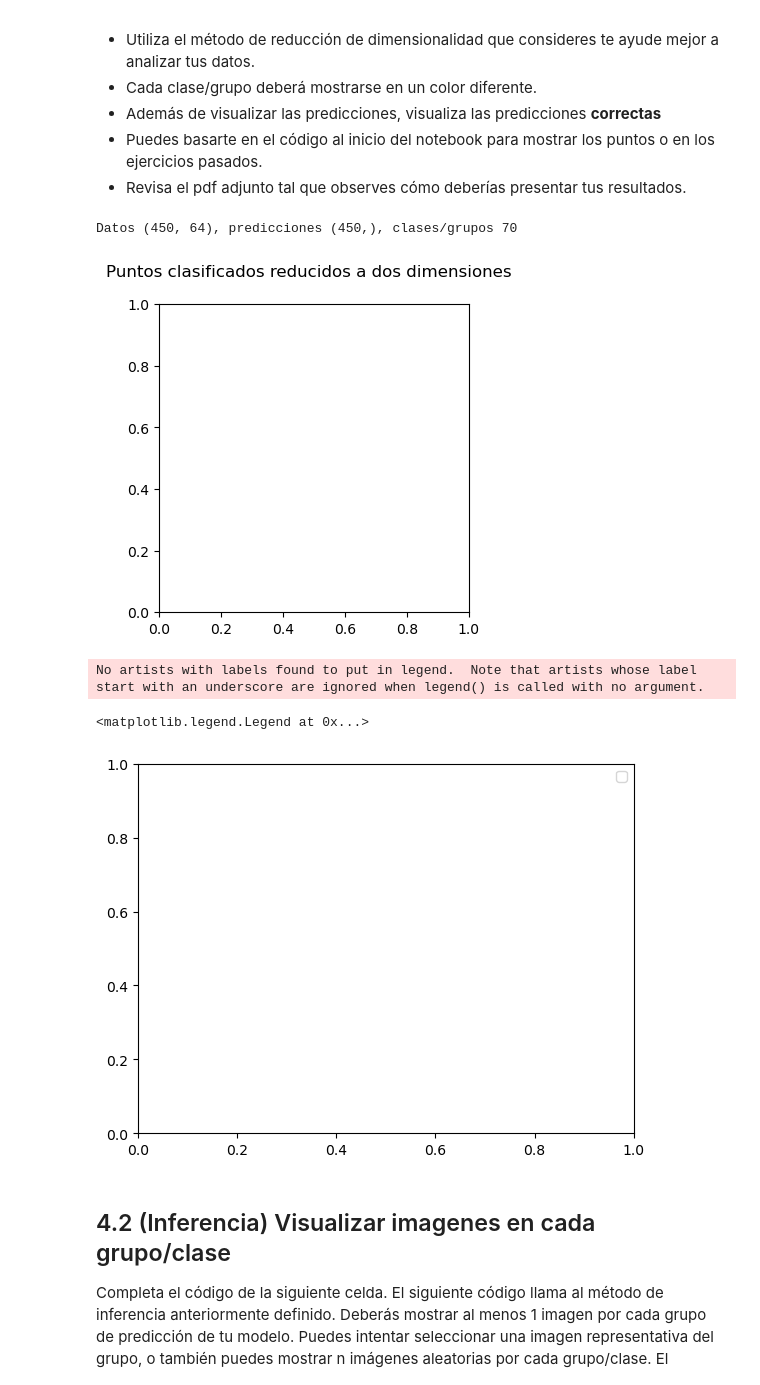
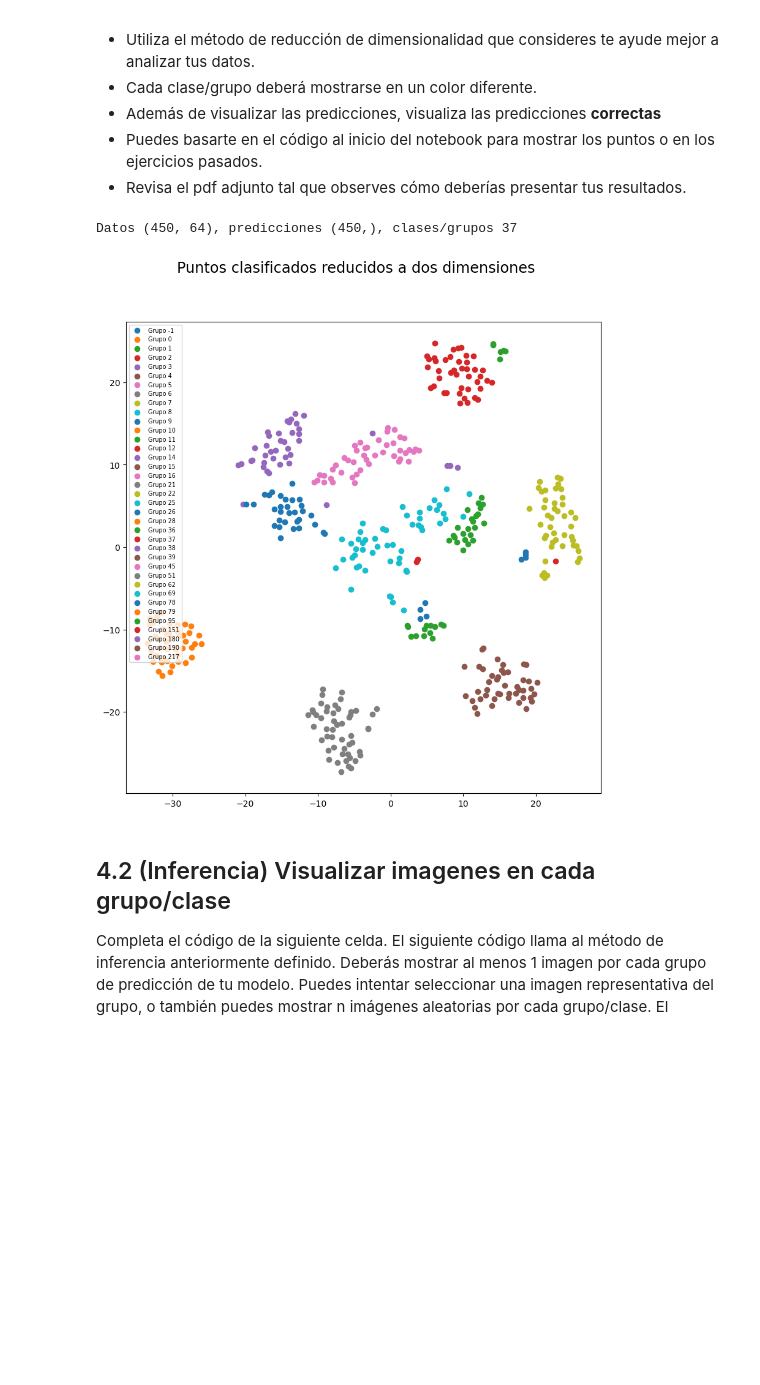
Before and after one commit to jorgeibarra17/SI23_TRIPLEA, a Jupyter notebook: proyecto_1_ML/proyecto_1_ML.ipynb, the cells around one changed output. Saved outputs shown, nothing was run; the diff lists cells and outputs as text; code cells hidden in the pictures; blank space fills up the shorter version.

Commit message:
Ya casi queda, falta plot de cada grupo y la precision del modelo

```diff
--- a/proyecto_1_ML/proyecto_1_ML.ipynb
+++ b/proyecto_1_ML/proyecto_1_ML.ipynb
@@ -101,11 +101,12 @@ El metodo de TSNE permite visualizar de una mejor manera los clusters producidos
 tsne = TSNE(n_components=2)
 reduced_data_val = tsne.fit_transform(data_val)
 labels = np.unique(target_train)
-fig, ax_pca = plt.subplots(1, 1, figsize=(4,4))
+fig, ax_tsne = plt.subplots(1, 1, figsize=(4,4))
 fig.suptitle("Puntos reducidos a dos dimensiones")
 for c in labels:
     indices = np.where(target_val == c)
     plot_data = reduced_data_val[indices]
-    ax_pca.scatter(plot_data[:, 0], plot_data[:, 1], label=f"Grupo {c}")
+    ax_tsne.scatter(plot_data[:, 0], plot_data[:, 1], label=f"Grupo {c}")
+    ax_tsne.legend()
 plt.show()
 # %% [output]
@@ -158,7 +159,7 @@ def mi_modelo(X, label):
 
     # TODO: Entrena el modelo y regresa el modelo entrenado en los datos de entrenamiento.
     # Entrena tu modelo con los DATOS NORMALIZADOS
-    model = DBSCAN(0.5,min_samples=label).fit(data)
+    model = DBSCAN(eps=0.35,min_samples=label).fit(data)
 
     return model
 
@@ -204,30 +205,33 @@ Diseña un programa tal que puedas visualizar **las predicciones de TU modelo**
 # %%
 # Llamamos a inferencia de su modelo
 # preds deberá ser de la forma N,1
 # indicando el número al que corresponde cada imagen
 preds = mi_inferencia(modelo, data_val)
 
 # Buscamos la cantidad de grupos/clases que hay en los datos de validación
 group_pred = np.unique(preds)
 n_groups = len(group_pred)
 print(f"Datos {data_val.shape}, predicciones {preds.shape}, clases/grupos {n_groups}")
 
-fig, ax_reduced = plt.subplots(1, 1, figsize=(4,4))
-fig.suptitle("Puntos clasificados reducidos a dos dimensiones")
+fig, ax_reduced = plt.subplots(1, 1, figsize=(10,10))
+fig.suptitle("Puntos clasificados reducidos a dos dimensiones", fontsize='xx-large')
 
 # TODO: Grafíca los datos DE VALIDACIÓN reducidos (reduced_data_val)
 # con un color distinto para cada grupo/clase que tu modelo ha predecido (preds)
 #========== Start =========
 
+for c in group_pred:
+    indices = np.where(target_val == c)
+    plot_data = reduced_data_val[indices]
+    ax_reduced.scatter(plot_data[:, 0], plot_data[:, 1], label=f"Grupo {c}")
+h , l = ax_reduced.get_legend_handles_labels()
+ax_reduced.legend(h,l,loc='best',fontsize='x-small')
 #========== End ===========
+
 plt.show()
-plt.legend()
 # %% [output]
-Datos (450, 64), predicciones (450,), clases/grupos 70
+Datos (450, 64), predicciones (450,), clases/grupos 37
-[figure, old version]
+[figure, new version]
-No artists with labels found to put in legend.  Note that artists whose label start with an underscore are ignored when legend() is called with no argument.
-<matplotlib.legend.Legend at 0x...>
-[figure, removed]
 # %% [markdown]
 ## 4.2 (Inferencia) Visualizar imagenes en cada grupo/clase
 Completa el código de la siguiente celda. El siguiente código llama al método de inferencia anteriormente definido. Deberás mostrar al menos 1 imagen por cada grupo de predicción de tu modelo. Puedes intentar seleccionar una imagen representativa del grupo, o también puedes mostrar n imágenes aleatorias por cada grupo/clase. El objetivo de esto es analizar lo que ha aprendido tu modelo.
```
Also changed, not shown: parts of 3 cells of this notebook.
